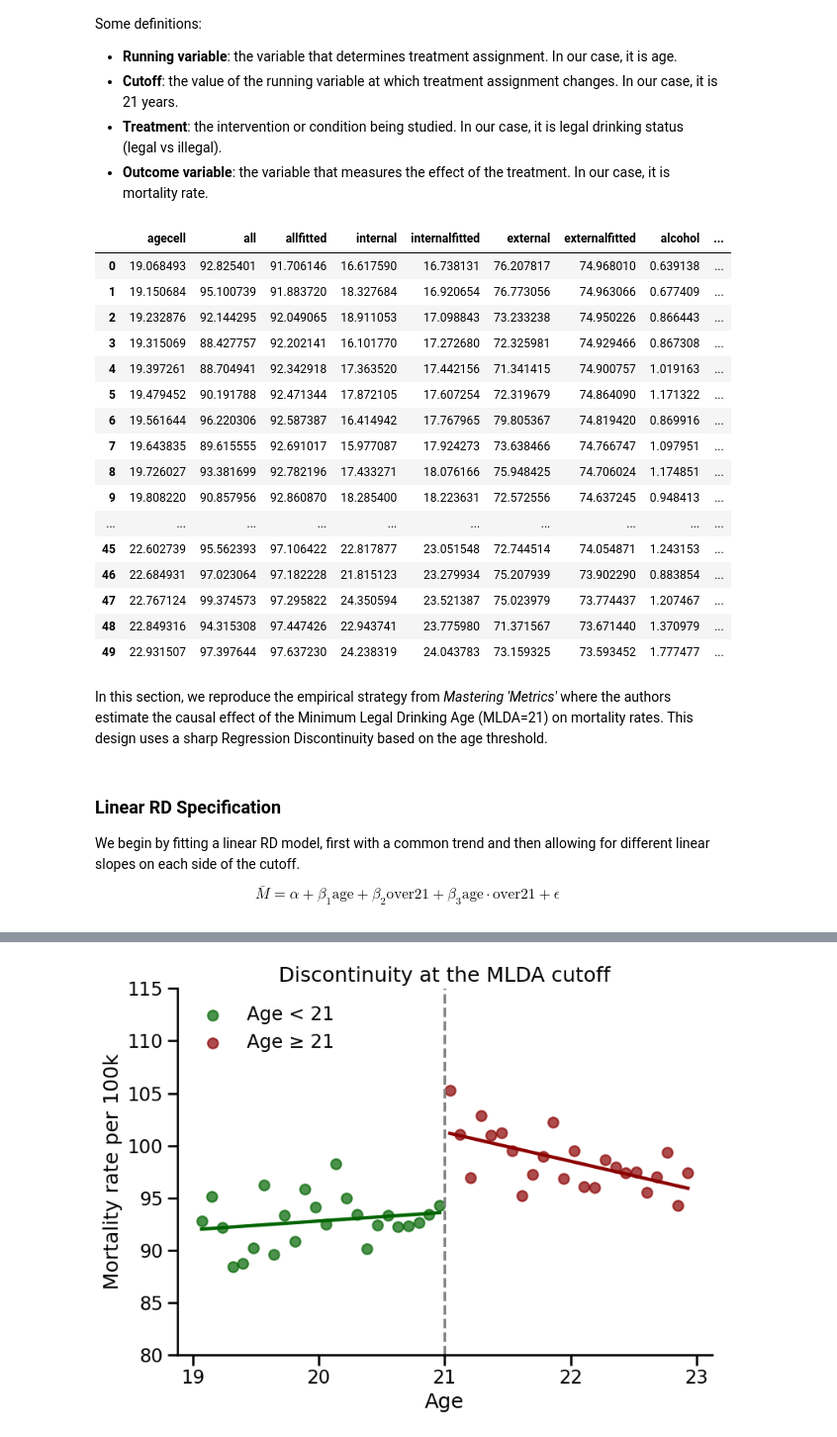
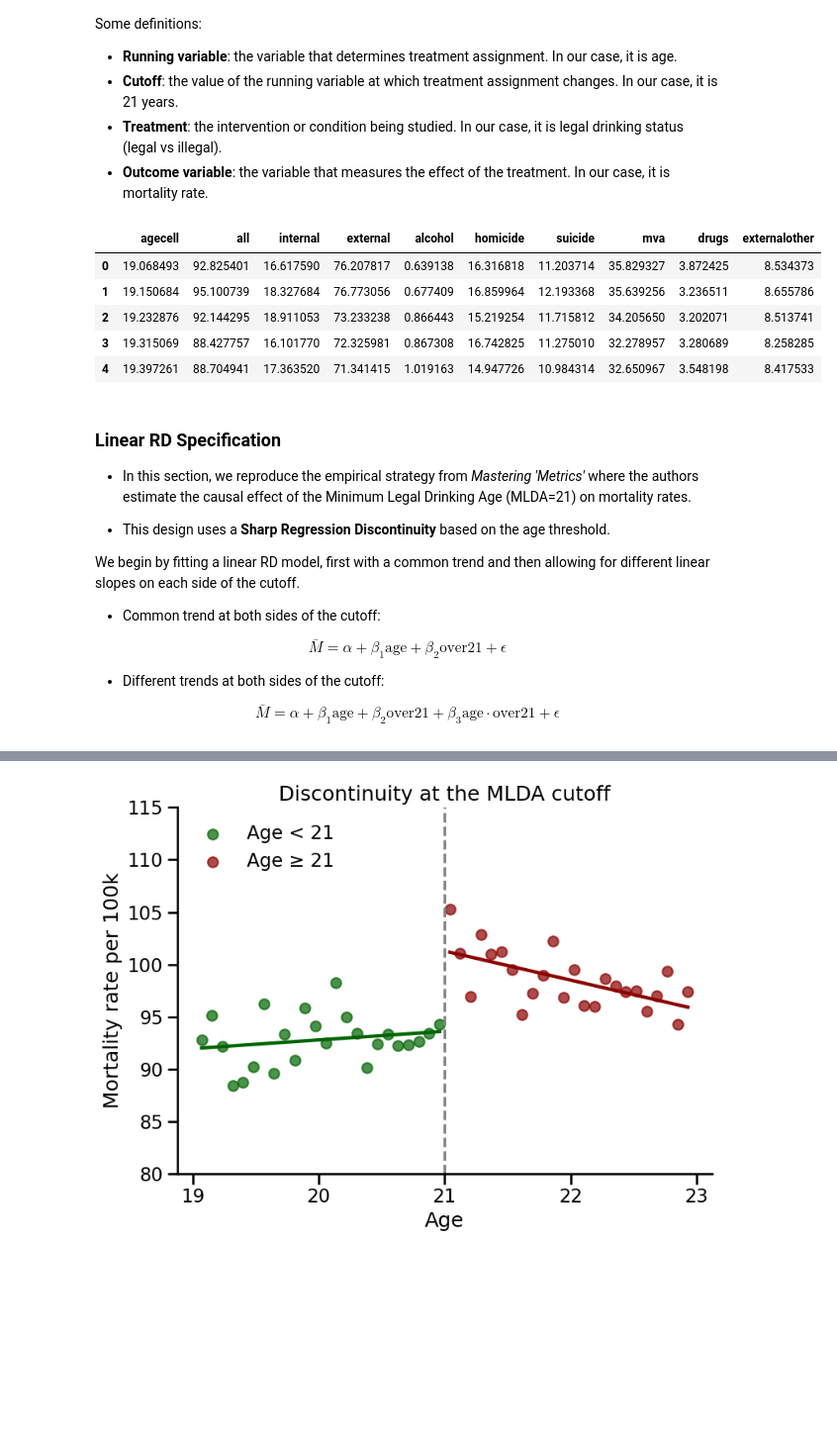
Before and after one commit to luciasauer/bse_econometrics, a Jupyter notebook: TA8/TA8.ipynb, the cells around one changed output, grey strips where cells are left out. Shown: that part at 99% size. Drawn from its saved outputs; the diff is of its cells as text; code cells hidden in the pictures; blank space fills up the shorter version.

```diff
--- a/TA8/TA8.ipynb
+++ b/TA8/TA8.ipynb
@@ -40,33 +42,33 @@ Some definitions:
 - **Outcome variable**: the variable that measures the effect of the treatment. In our case, it is mortality rate.
 # %%
 df = pd.read_stata('MLDA/AEJfigs.dta')
-# select relevant columns
-df
+df = df[['agecell','all', 'internal', 'external', 'alcohol', 'homicide', 'suicide', 'mva', 'drugs', 'externalother']]
+df.head(5)
 # %% [output]
-|  | agecell | all | allfitted | internal | internalfitted | external | externalfitted | alcohol | ... |
-| 0 | 19.068493 | 92.825401 | 91.706146 | 16.617590 | 16.738131 | 76.207817 | 74.968010 | 0.639138 | ... |
-| 1 | 19.150684 | 95.100739 | 91.883720 | 18.327684 | 16.920654 | 76.773056 | 74.963066 | 0.677409 | ... |
-| 2 | 19.232876 | 92.144295 | 92.049065 | 18.911053 | 17.098843 | 73.233238 | 74.950226 | 0.866443 | ... |
-| 3 | 19.315069 | 88.427757 | 92.202141 | 16.101770 | 17.272680 | 72.325981 | 74.929466 | 0.867308 | ... |
-| 4 | 19.397261 | 88.704941 | 92.342918 | 17.363520 | 17.442156 | 71.341415 | 74.900757 | 1.019163 | ... |
-| 5 | 19.479452 | 90.191788 | 92.471344 | 17.872105 | 17.607254 | 72.319679 | 74.864090 | 1.171322 | ... |
-| 6 | 19.561644 | 96.220306 | 92.587387 | 16.414942 | 17.767965 | 79.805367 | 74.819420 | 0.869916 | ... |
-| 7 | 19.643835 | 89.615555 | 92.691017 | 15.977087 | 17.924273 | 73.638466 | 74.766747 | 1.097951 | ... |
-| 8 | 19.726027 | 93.381699 | 92.782196 | 17.433271 | 18.076166 | 75.948425 | 74.706024 | 1.174851 | ... |
-| 9 | 19.808220 | 90.857956 | 92.860870 | 18.285400 | 18.223631 | 72.572556 | 74.637245 | 0.948413 | ... |
-| ... | ... | ... | ... | ... | ... | ... | ... | ... | ... |
-| 45 | 22.602739 | 95.562393 | 97.106422 | 22.817877 | 23.051548 | 72.744514 | 74.054871 | 1.243153 | ... |
-| 46 | 22.684931 | 97.023064 | 97.182228 | 21.815123 | 23.279934 | 75.207939 | 73.902290 | 0.883854 | ... |
-| 47 | 22.767124 | 99.374573 | 97.295822 | 24.350594 | 23.521387 | 75.023979 | 73.774437 | 1.207467 | ... |
-| 48 | 22.849316 | 94.315308 | 97.447426 | 22.943741 | 23.775980 | 71.371567 | 73.671440 | 1.370979 | ... |
-| 49 | 22.931507 | 97.397644 | 97.637230 | 24.238319 | 24.043783 | 73.159325 | 73.593452 | 1.777477 | ... |
+|  | agecell | all | internal | external | alcohol | homicide | suicide | mva | drugs | externalother |
+| 0 | 19.068493 | 92.825401 | 16.617590 | 76.207817 | 0.639138 | 16.316818 | 11.203714 | 35.829327 | 3.872425 | 8.534373 |
+| 1 | 19.150684 | 95.100739 | 18.327684 | 76.773056 | 0.677409 | 16.859964 | 12.193368 | 35.639256 | 3.236511 | 8.655786 |
+| 2 | 19.232876 | 92.144295 | 18.911053 | 73.233238 | 0.866443 | 15.219254 | 11.715812 | 34.205650 | 3.202071 | 8.513741 |
+| 3 | 19.315069 | 88.427757 | 16.101770 | 72.325981 | 0.867308 | 16.742825 | 11.275010 | 32.278957 | 3.280689 | 8.258285 |
+| 4 | 19.397261 | 88.704941 | 17.363520 | 71.341415 | 1.019163 | 14.947726 | 10.984314 | 32.650967 | 3.548198 | 8.417533 |
-# %% [markdown]
-
-In this section, we reproduce the empirical strategy from *Mastering 'Metrics'* where the authors estimate the causal effect of the Minimum Legal Drinking Age (MLDA=21) on mortality rates. This design uses a sharp Regression Discontinuity based on the age threshold.
 # %% [markdown]
-### Linear RD Specification
+### **Linear RD Specification**
+
+
+- In this section, we reproduce the empirical strategy from *Mastering 'Metrics'* where the authors estimate the causal effect of the Minimum Legal Drinking Age (MLDA=21) on mortality rates.
+
+- This design uses a **Sharp Regression Discontinuity** based on the age threshold.
+
 
 We begin by fitting a linear RD model, first with a common trend and then allowing for different linear slopes on each side of the cutoff.
+
+- Common trend at both sides of the cutoff:
+
+
+$$\bar{M} = \alpha + \beta_1 \text{age} + \beta_2 \text{over21} +  \epsilon$$
+
+- Different trends at both sides of the cutoff:
+
 $$\bar{M} = \alpha + \beta_1 \text{age} + \beta_2 \text{over21} + \beta_3 \text{age} \cdot \text{over21} +  \epsilon$$
 # %%
 # Create running variable centered at 21
```
Also changed, not shown: parts of 16 cells of this notebook.
